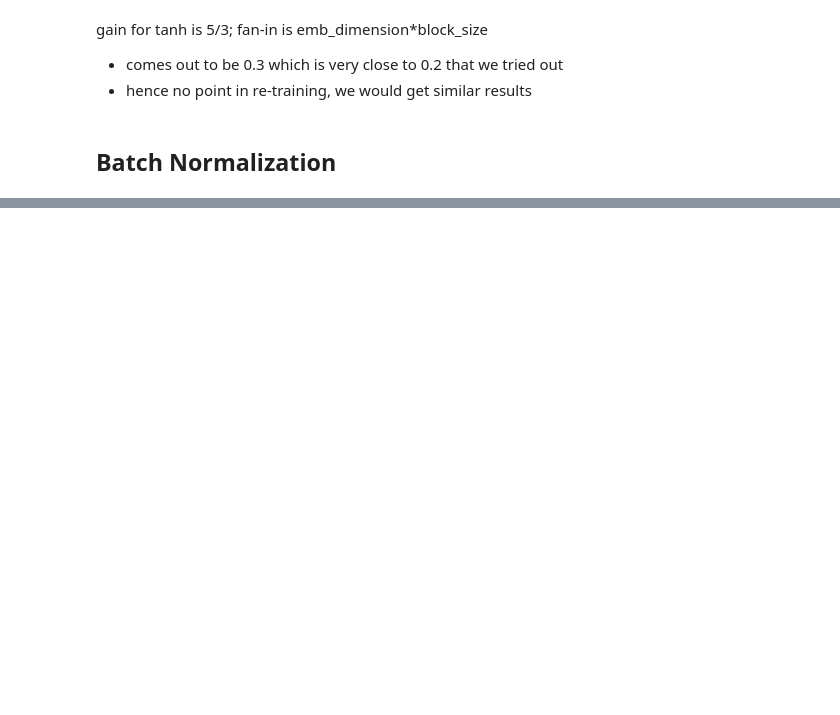
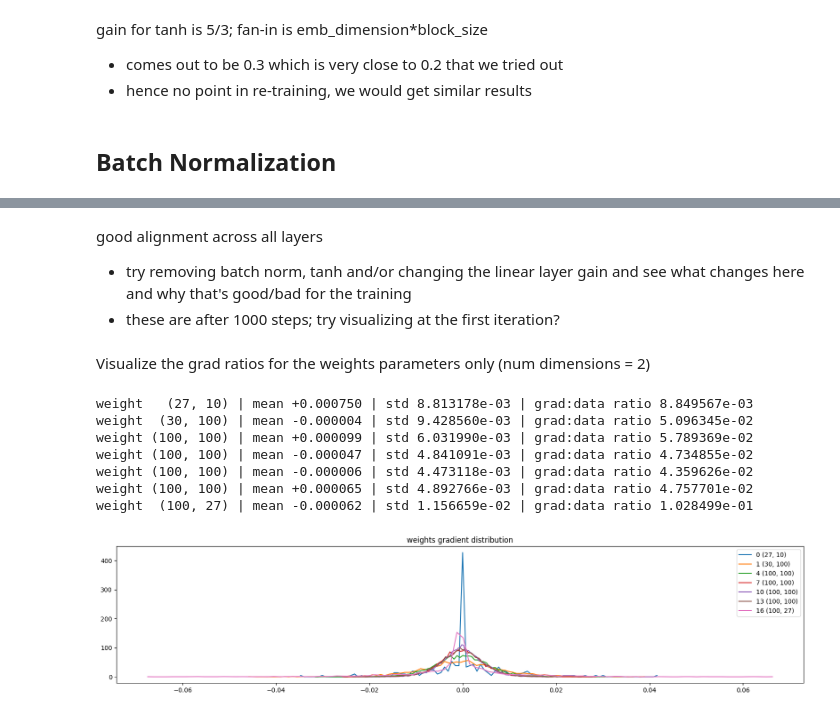
Before and after one commit to Himan13799/LanguageModeling, a Jupyter notebook: MakeMoreNames/nn_pitfalls_mlp2.ipynb, the cells around one changed output, grey strips where cells are left out. Drawn from its saved outputs; the diff is of its cells as text; code cells hidden in the pictures; blank space fills up the shorter version.

```diff
--- a/MakeMoreNames/nn_pitfalls_mlp2.ipynb
+++ b/MakeMoreNames/nn_pitfalls_mlp2.ipynb
@@ -658,0 +1238,28 @@ gain for tanh is 5/3; fan-in is emb_dimension*block_size
+# %% [markdown]
+good alignment across all layers
+- try removing batch norm, tanh and/or changing the linear layer gain and see what changes here and why that's good/bad for the training
+- these are after 1000 steps; try visualizing at the first iteration?
+# %% [markdown]
+Visualize the grad ratios for the weights parameters only (num dimensions = 2)
+# %%
+# visualize histograms
+plt.figure(figsize=(20, 4)) # width and height of the plot
+legends = []
+for i,p in enumerate(parameters):
+  t = p.grad
+  if p.ndim == 2:
+    print('weight %10s | mean %+f | std %e | grad:data ratio %e' % (tuple(p.shape), t.mean(), t.std(), t.std() / p.std()))
+    hy, hx = torch.histogram(t, density=True)
+    plt.plot(hx[:-1].detach(), hy.detach())
+    legends.append(f'{i} {tuple(p.shape)}')
+plt.legend(legends)
+plt.title('weights gradient distribution');
+# %% [output]
+weight   (27, 10) | mean +0.000750 | std 8.813178e-03 | grad:data ratio 8.849567e-03
+weight  (30, 100) | mean -0.000004 | std 9.428560e-03 | grad:data ratio 5.096345e-02
+weight (100, 100) | mean +0.000099 | std 6.031990e-03 | grad:data ratio 5.789369e-02
+weight (100, 100) | mean -0.000047 | std 4.841091e-03 | grad:data ratio 4.734855e-02
+weight (100, 100) | mean -0.000006 | std 4.473118e-03 | grad:data ratio 4.359626e-02
+weight (100, 100) | mean +0.000065 | std 4.892766e-03 | grad:data ratio 4.757701e-02
+weight  (100, 27) | mean -0.000062 | std 1.156659e-02 | grad:data ratio 1.028499e-01
+[figure, added]
```
Also changed, not shown: parts of 50 cells of this notebook.
